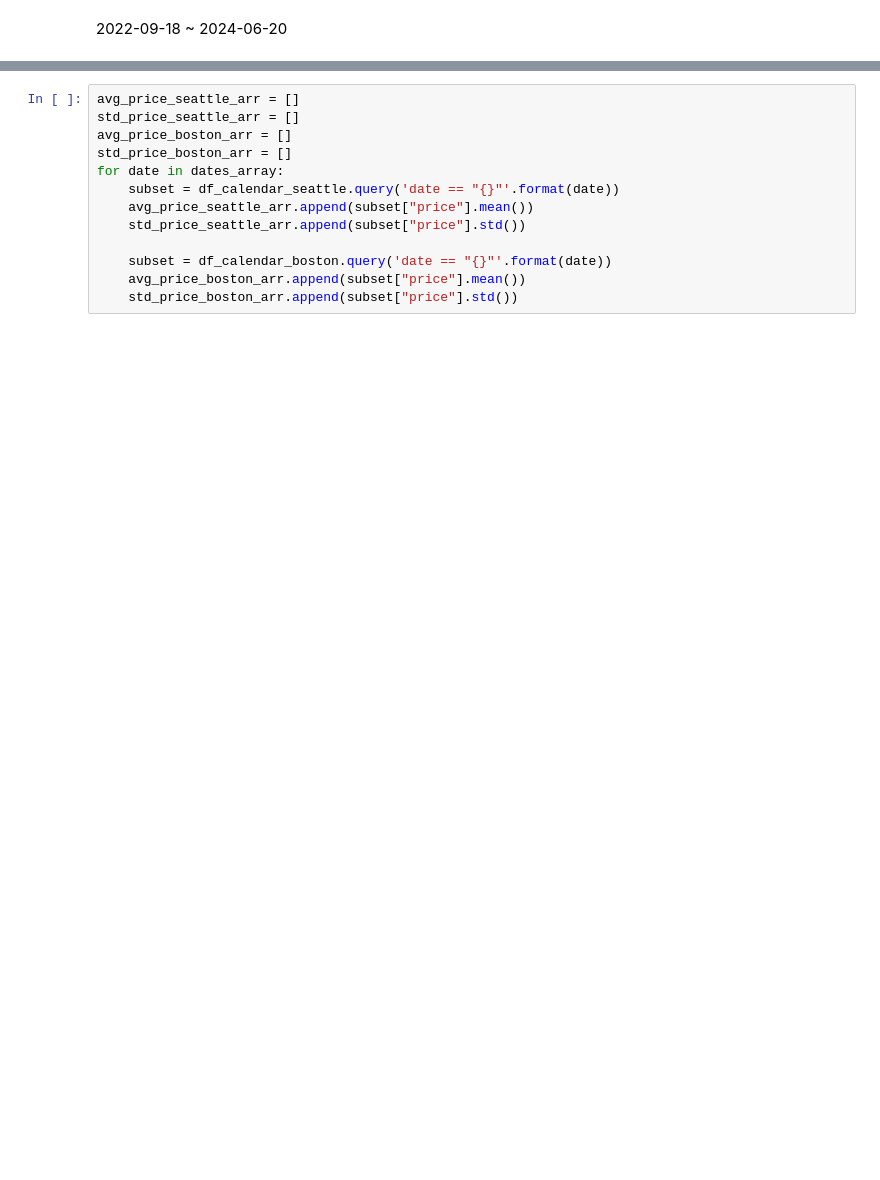
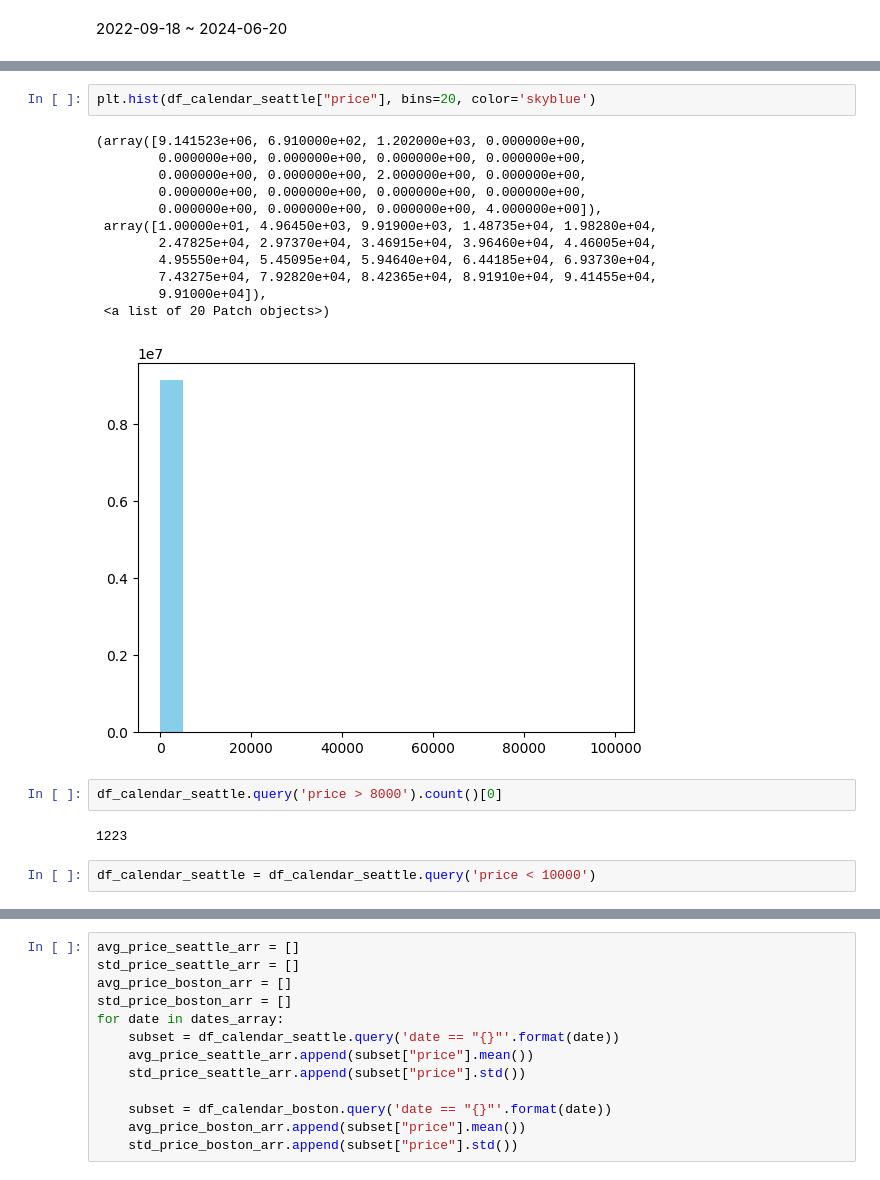
Before and after one commit to captainst/airbnb-data-analysis, a Jupyter notebook: test.ipynb, the cells around one changed output, grey strips where cells are left out. Drawn from its saved outputs; the diff is of its cells as text; blank space fills up the shorter version.

```diff
--- a/test.ipynb
+++ b/test.ipynb
@@ -247,0 +305,21 @@ df_listing_total[df_listing_total["first_review"].isna()].count()[0]
+# %%
+plt.hist(df_calendar_seattle["price"], bins=20, color='skyblue')
+# %% [output]
+(array([9.141523e+06, 6.910000e+02, 1.202000e+03, 0.000000e+00,
+        0.000000e+00, 0.000000e+00, 0.000000e+00, 0.000000e+00,
+        0.000000e+00, 0.000000e+00, 2.000000e+00, 0.000000e+00,
+        0.000000e+00, 0.000000e+00, 0.000000e+00, 0.000000e+00,
+        0.000000e+00, 0.000000e+00, 0.000000e+00, 4.000000e+00]),
+ array([1.00000e+01, 4.96450e+03, 9.91900e+03, 1.48735e+04, 1.98280e+04,
+        2.47825e+04, 2.97370e+04, 3.46915e+04, 3.96460e+04, 4.46005e+04,
+        4.95550e+04, 5.45095e+04, 5.94640e+04, 6.44185e+04, 6.93730e+04,
+        7.43275e+04, 7.92820e+04, 8.42365e+04, 8.91910e+04, 9.41455e+04,
+        9.91000e+04]),
+ <a list of 20 Patch objects>)
+[figure, added]
+# %%
+df_calendar_seattle.query('price > 8000').count()[0]
+# %% [output]
+1223
+# %%
+df_calendar_seattle = df_calendar_seattle.query('price < 10000')
```
Also changed, not shown: parts of 40 cells of this notebook.
